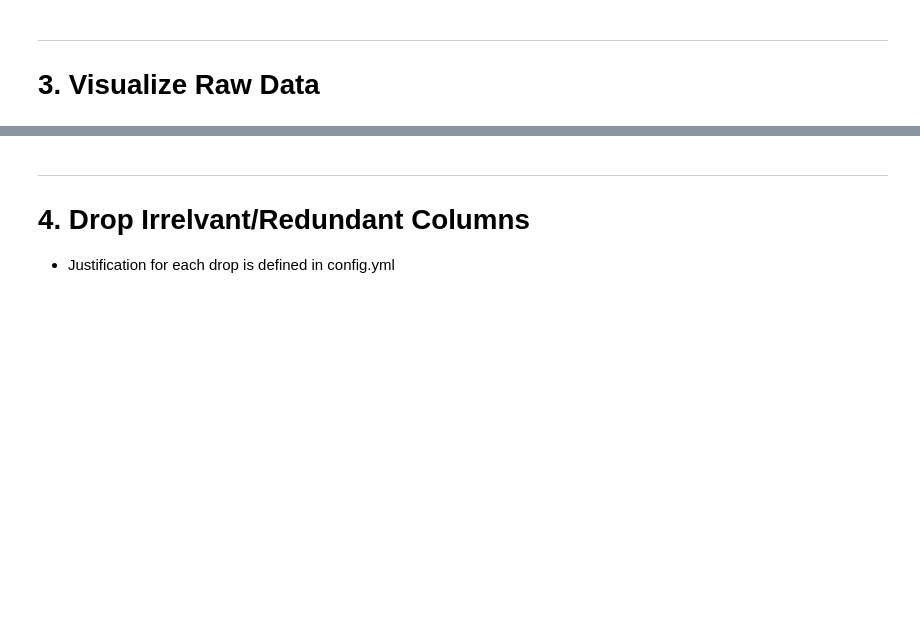
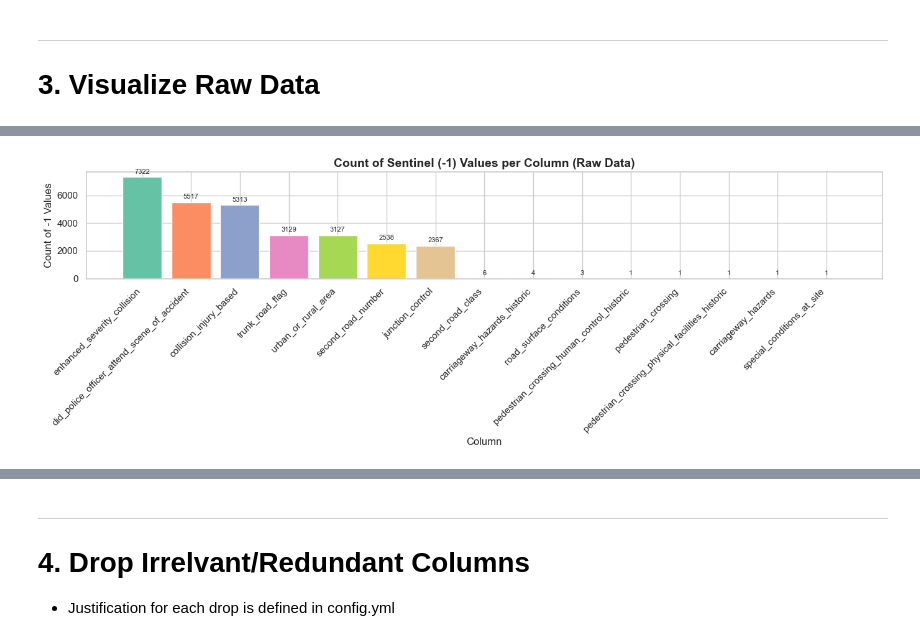
Before and after one commit to Zayeer-S/Sheffield-Road-Collision-Detection-Coursework, a Jupyter notebook: notebooks/01_preprocessing.ipynb, the cells around one changed output, grey strips where cells are left out. Saved outputs shown, nothing was run; the diff lists cells and outputs as text; code cells hidden in the pictures; blank space fills up the shorter version.

```diff
--- a/notebooks/01_preprocessing.ipynb
+++ b/notebooks/01_preprocessing.ipynb
@@ -105,24 +180,26 @@ plt.show()
 # %%
 # Sentinel -1 distribution across key columns
 sentinel_plot_data = sentinel_df[sentinel_df['sentinel_-1_count'] > 0].sort_values('sentinel_-1_count', ascending=False)
 
-fig, ax = plt.subplots(figsize=nb_cfg['figsize_wide'])
-bars = ax.bar(sentinel_plot_data.index, sentinel_plot_data['sentinel_-1_count'], color=sns.color_palette(nb_cfg['palette']))
+fig, ax = plt.subplots(figsize=NB_CONFIG['figsize_wide'])
+bars = ax.bar(sentinel_plot_data.index, sentinel_plot_data['sentinel_-1_count'], color=sns.color_palette(NB_CONFIG['palette']))
 ax.set_title('Count of Sentinel (-1) Values per Column (Raw Data)', fontsize=14, fontweight='bold')
 ax.set_xlabel('Column')
 ax.set_ylabel('Count of -1 Values')
 plt.xticks(rotation=45, ha='right')
 
 for bar in bars:
     ax.annotate(
         f'{int(bar.get_height())}',
         xy=(bar.get_x() + bar.get_width() / 2, bar.get_height()),
         xytext=(0, 4),
         textcoords='offset points',
         ha='center', fontsize=8
     )
 plt.tight_layout()
 plt.show()
+# %% [output]
+[figure, added]
 # %%
 # Distribution of key target related columns
 cols_to_plot = ['collision_severity', 'number_of_vehicles', 'number_of_casualties', 'speed_limit']
```
Also changed, not shown: parts of 27 cells of this notebook.
